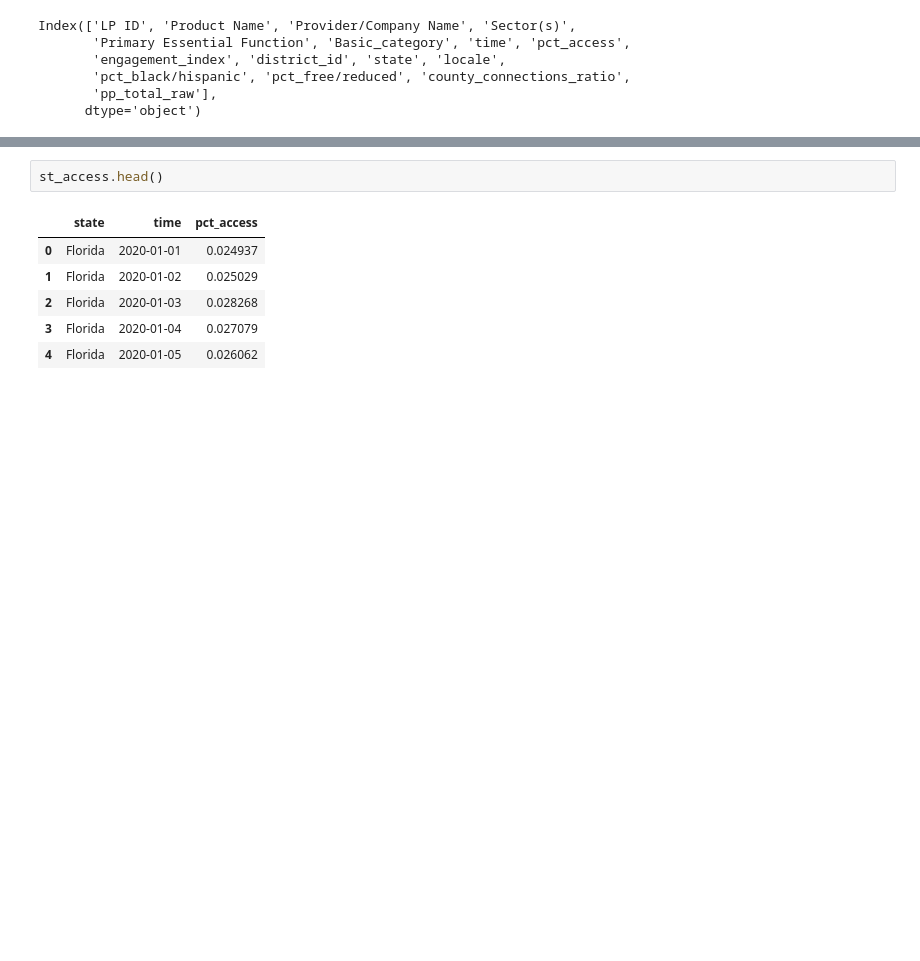
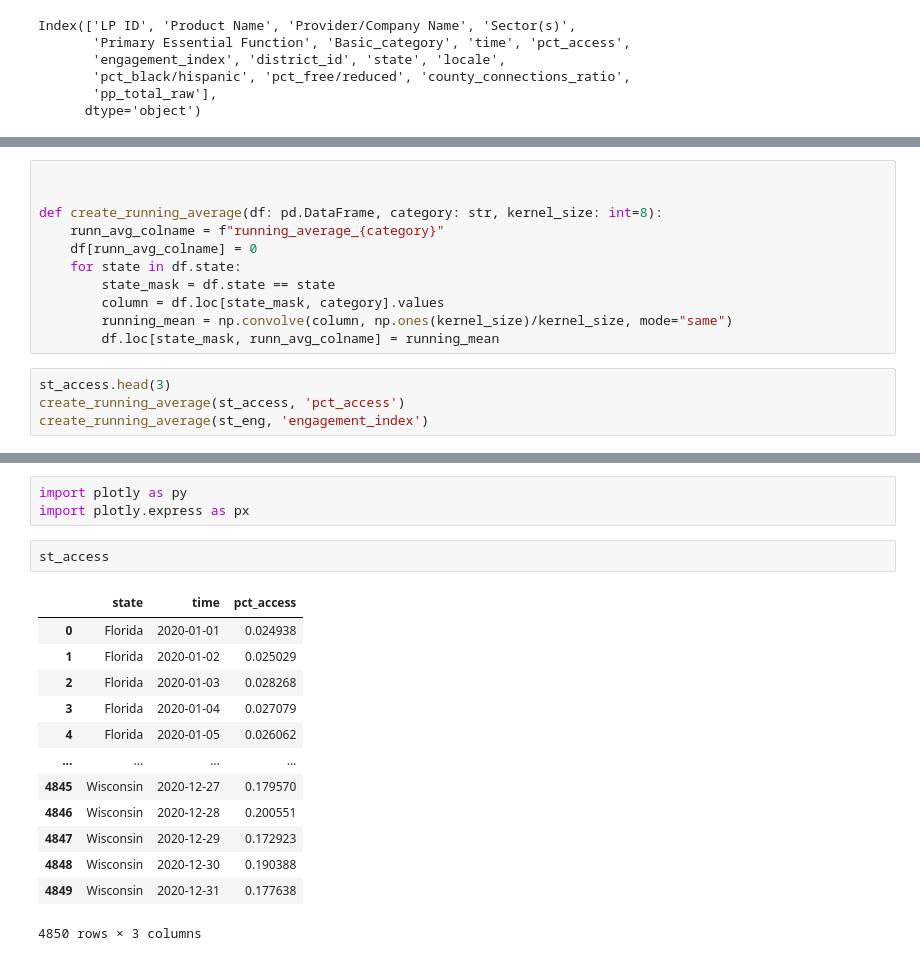
Before and after one commit to andrekovac/covid19-education-impact, a Jupyter notebook: exploratory_data_analysis.ipynb, the cells around one changed output, grey strips where cells are left out. Cells and saved outputs as stored; diff of their text form; blank space fills up the shorter version.

Commit message:
Add running average of engagement data
Co-authored-by: Robin Dehde <r.dehde@gmail.com>

```diff
--- a/exploratory_data_analysis.ipynb
+++ b/exploratory_data_analysis.ipynb
@@ -214,0 +229,15 @@ AttributeError: Can only use .dt accessor with datetimelike values
+# %%
+
+
+def create_running_average(df: pd.DataFrame, category: str, kernel_size: int=8):
+    runn_avg_colname = f"running_average_{category}"
+    df[runn_avg_colname] = 0
+    for state in df.state:
+        state_mask = df.state == state
+        column = df.loc[state_mask, category].values
+        running_mean = np.convolve(column, np.ones(kernel_size)/kernel_size, mode="same")
+        df.loc[state_mask, runn_avg_colname] = running_mean
+# %%
+st_acсess.head(3)
+create_running_average(st_acсess, 'pct_access')
+create_running_average(st_eng, 'engagement_index')
@@ -215,10 +250,20 @@ AttributeError: Can only use .dt accessor with datetimelike values
+# %%
+import plotly as py
+import plotly.express as px
 # %%
-st_acсess.head()
+st_acсess
 # %% [output]
 |  | state | time | pct_access |
-| 0 | Florida | 2020-01-01 | 0.024937 |
+| 0 | Florida | 2020-01-01 | 0.024938 |
 | 1 | Florida | 2020-01-02 | 0.025029 |
 | 2 | Florida | 2020-01-03 | 0.028268 |
 | 3 | Florida | 2020-01-04 | 0.027079 |
 | 4 | Florida | 2020-01-05 | 0.026062 |
+| ... | ... | ... | ... |
+| 4845 | Wisconsin | 2020-12-27 | 0.179570 |
+| 4846 | Wisconsin | 2020-12-28 | 0.200551 |
+| 4847 | Wisconsin | 2020-12-29 | 0.172923 |
+| 4848 | Wisconsin | 2020-12-30 | 0.190388 |
+| 4849 | Wisconsin | 2020-12-31 | 0.177638 |
+4850 rows × 3 columns
 # %%
```
Also changed, not shown: parts of 5 cells of this notebook, 1 other file.
